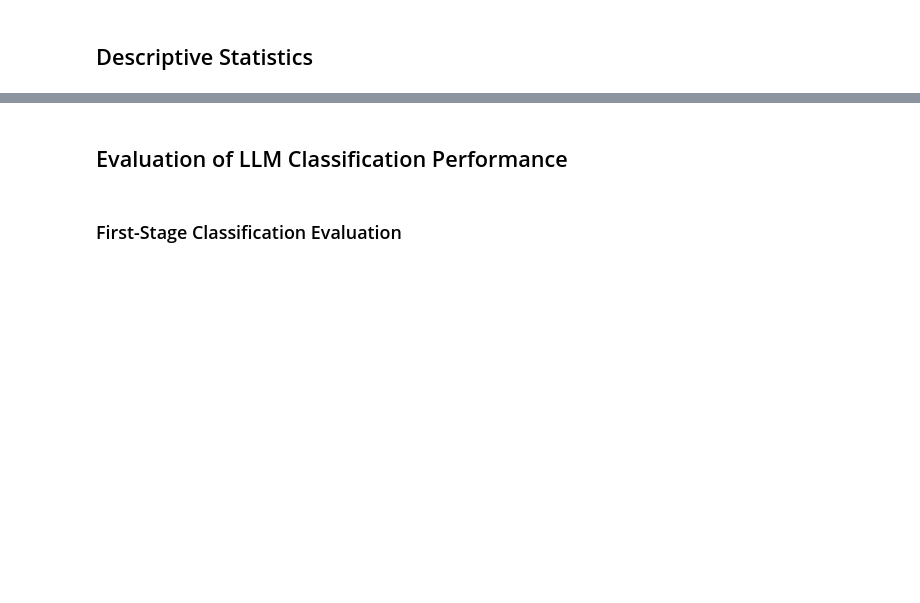
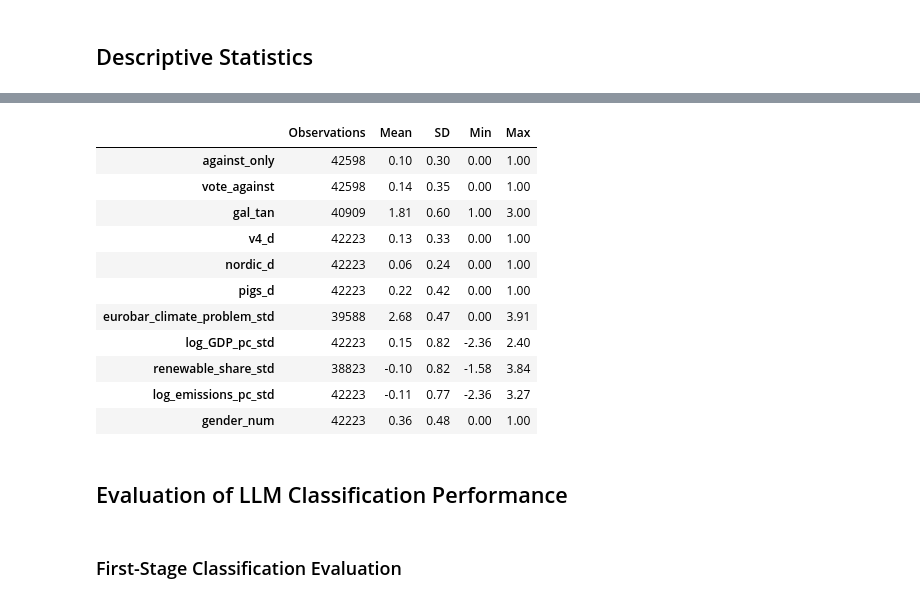
Before and after one commit to TheWarhaus/From-Solutions-to-Denial-Replication-Package, a Jupyter notebook: annotation_evaluation.ipynb, the cells around one changed output, grey strips where cells are left out. Drawn from its saved outputs; the diff is of its cells as text; code cells hidden in the pictures; blank space fills up the shorter version.

```diff
--- a/annotation_evaluation.ipynb
+++ b/annotation_evaluation.ipynb
@@ -28,3 +44,36 @@ stats_df
+# %%
+voting['against_only'] = (voting['vote_outcome'] == 2).astype(int)
+
+variables = ['against_only', 'vote_against', 'gal_tan','v4_d' ,'nordic_d', 'pigs_d', 'eurobar_climate_problem_std', 'log_GDP_pc_std', 'renewable_share_std', 'log_emissions_pc_std',
+             'gender_num']
+
+stats_df = pd.DataFrame(index=variables,
+                        columns=['Observations', 'Mean', 'SD', 'Min', 'Max'])
+
+for var in variables:
+    stats_df.loc[var, 'Observations'] = voting[var].count()
+    stats_df.loc[var, 'Mean'] = voting[var].mean()
+    stats_df.loc[var, 'SD'] = voting[var].std()
+    stats_df.loc[var, 'Min'] = voting[var].min()
+    stats_df.loc[var, 'Max'] = voting[var].max()
+
+stats_df = stats_df.apply(pd.to_numeric)
+stats_df = stats_df.round(2)
+
+stats_df
+# %% [output]
+|  | Observations | Mean | SD | Min | Max |
+| against_only | 42598 | 0.10 | 0.30 | 0.00 | 1.00 |
+| vote_against | 42598 | 0.14 | 0.35 | 0.00 | 1.00 |
+| gal_tan | 40909 | 1.81 | 0.60 | 1.00 | 3.00 |
+| v4_d | 42223 | 0.13 | 0.33 | 0.00 | 1.00 |
+| nordic_d | 42223 | 0.06 | 0.24 | 0.00 | 1.00 |
+| pigs_d | 42223 | 0.22 | 0.42 | 0.00 | 1.00 |
+| eurobar_climate_problem_std | 39588 | 2.68 | 0.47 | 0.00 | 3.91 |
+| log_GDP_pc_std | 42223 | 0.15 | 0.82 | -2.36 | 2.40 |
+| renewable_share_std | 38823 | -0.10 | 0.82 | -1.58 | 3.84 |
+| log_emissions_pc_std | 42223 | -0.11 | 0.77 | -2.36 | 3.27 |
+| gender_num | 42223 | 0.36 | 0.48 | 0.00 | 1.00 |
 # %% [markdown]
 ## Evaluation of LLM Classification Performance
 # %% [markdown]
```
Also changed, not shown: parts of 4 cells of this notebook, 4 other files.
